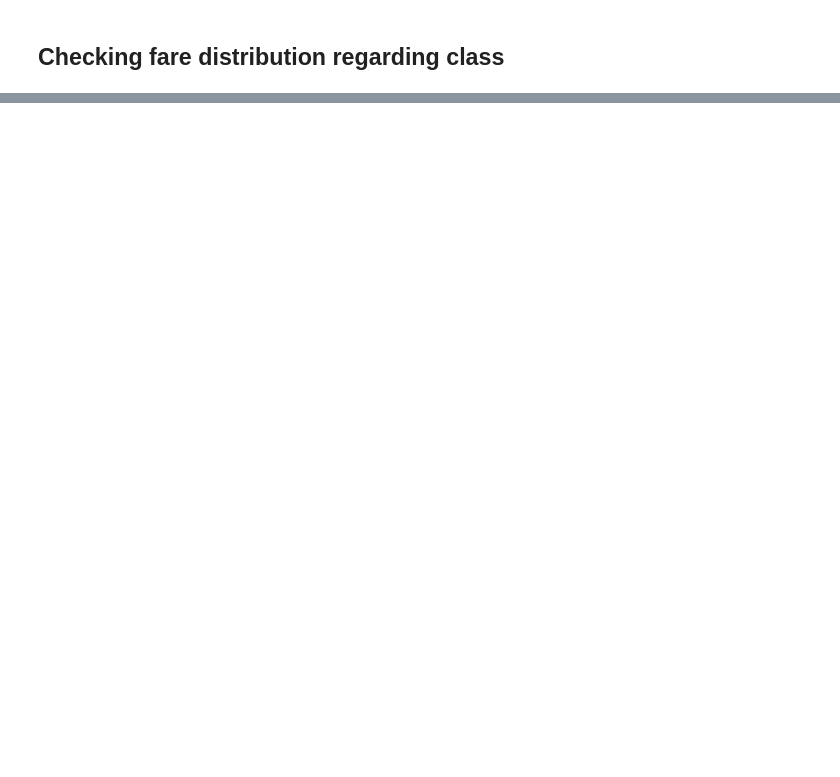
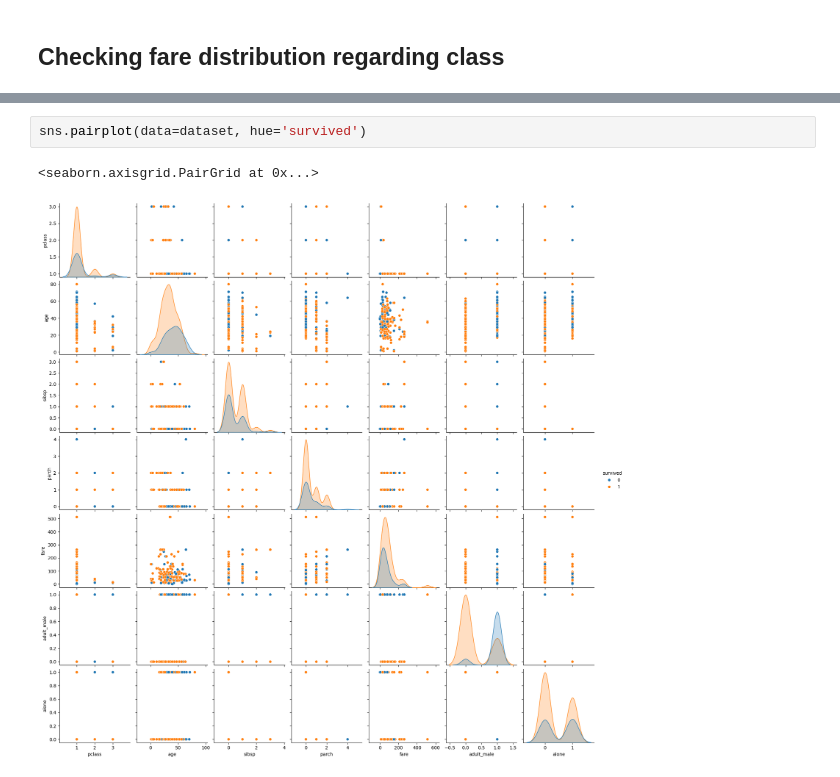
Before and after one commit to witorMao/mo809, a Jupyter notebook: lab3/lab4.ipynb, the cells around one changed output, grey strips where cells are left out. Drawn from its saved outputs; the diff is of its cells as text; blank space fills up the shorter version.

```diff
--- a/lab3/lab4.ipynb
+++ b/lab3/lab4.ipynb
@@ -75,0 +110,5 @@ IndexError: index 3 is out of bounds for axis 0 with size 3
+# %%
+sns.pairplot(data=dataset, hue='survived')
+# %% [output]
+<seaborn.axisgrid.PairGrid at 0x...>
+[figure, added]
```
Also changed, not shown: parts of 4 cells of this notebook.
